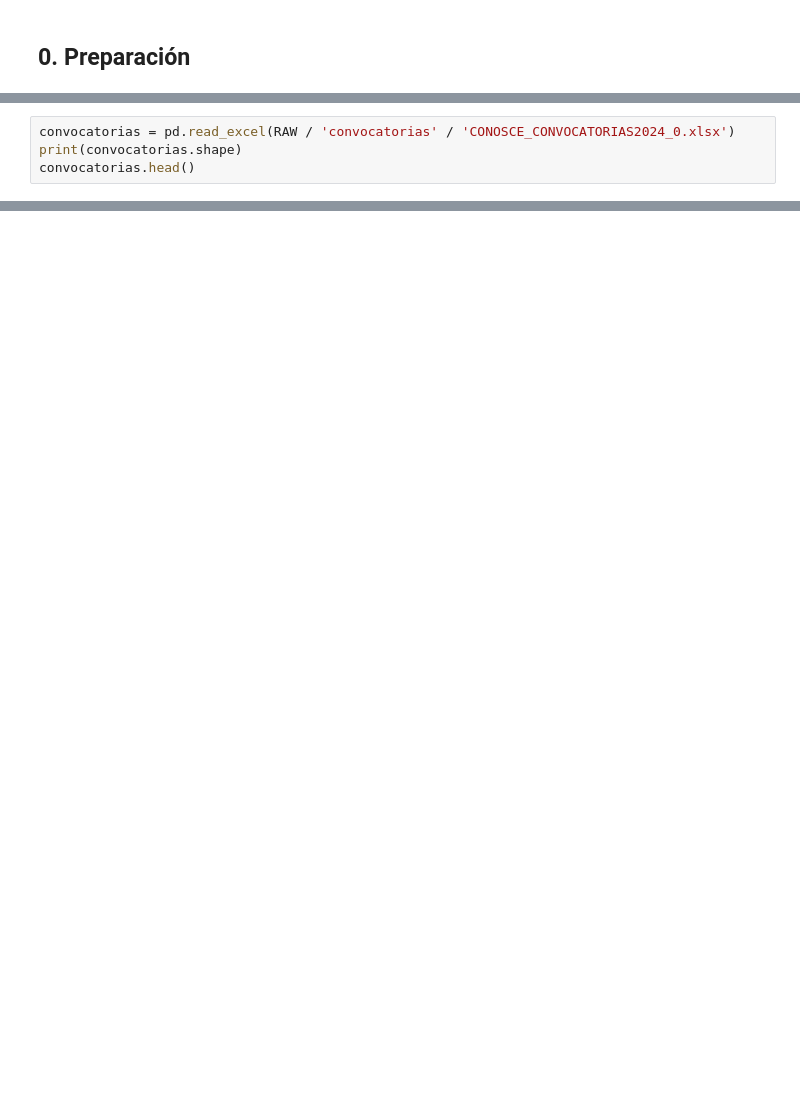
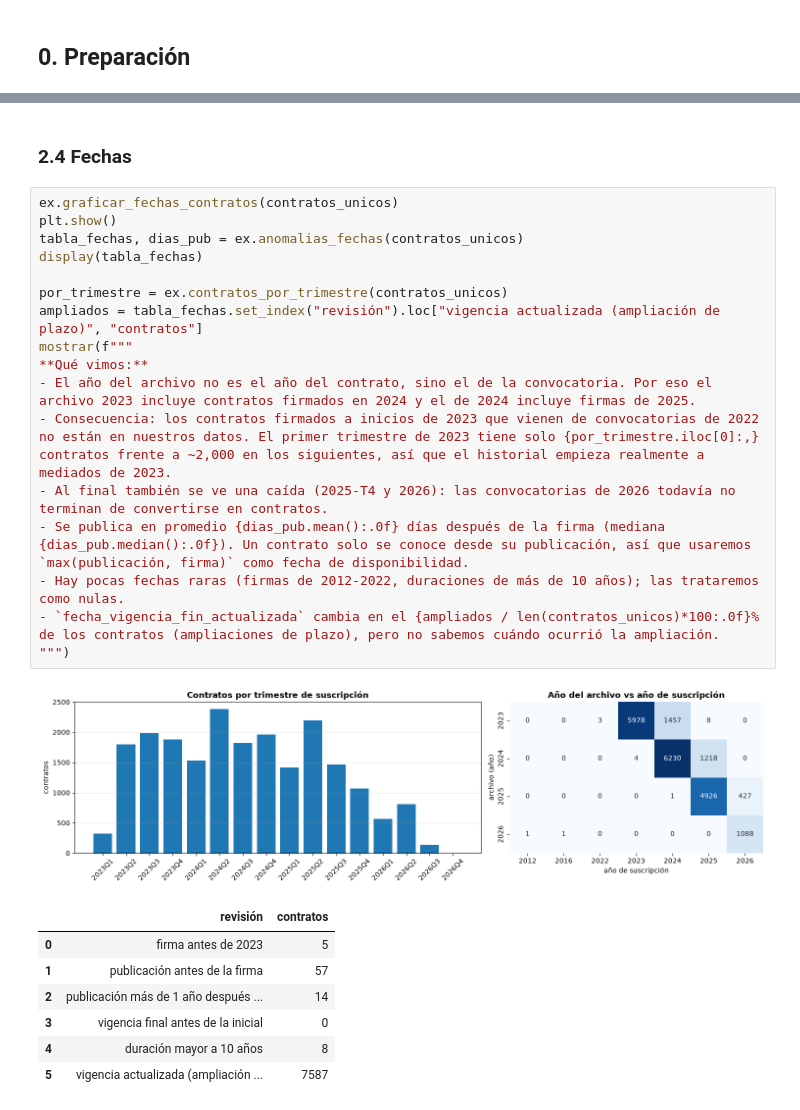
Before and after one commit to CyndxTs/G5-IA-APLICADA, a Jupyter notebook: notebooks/01_eda.ipynb, the cells around one changed output, grey strips where cells are left out. Cells and saved outputs as stored; diff of their text form; blank space fills up the shorter version.

```diff
--- a/notebooks/01_eda.ipynb
+++ b/notebooks/01_eda.ipynb
@@ -239,4 +15,0 @@ Vigencia final antes de la inicial: 0
-# %%
-convocatorias = pd.read_excel(RAW / 'convocatorias' / 'CONOSCE_CONVOCATORIAS2024_0.xlsx')
-print(convocatorias.shape)
-convocatorias.head()
@@ -706,0 +215,28 @@ Contratos con ruc_destinatario_pago de 11 dígitos: 1.0
+# %% [markdown]
+### 2.4 Fechas
+# %%
+ex.graficar_fechas_contratos(contratos_unicos)
+plt.show()
+tabla_fechas, dias_pub = ex.anomalias_fechas(contratos_unicos)
+display(tabla_fechas)
+
+por_trimestre = ex.contratos_por_trimestre(contratos_unicos)
+ampliados = tabla_fechas.set_index("revisión").loc["vigencia actualizada (ampliación de plazo)", "contratos"]
+mostrar(f"""
+**Qué vimos:**
+- El año del archivo no es el año del contrato, sino el de la convocatoria. Por eso el archivo 2023 incluye contratos firmados en 2024 y el de 2024 incluye firmas de 2025.
+- Consecuencia: los contratos firmados a inicios de 2023 que vienen de convocatorias de 2022 no están en nuestros datos. El primer trimestre de 2023 tiene solo {por_trimestre.iloc[0]:,} contratos frente a ~2,000 en los siguientes, así que el historial empieza realmente a mediados de 2023.
+- Al final también se ve una caída (2025-T4 y 2026): las convocatorias de 2026 todavía no terminan de convertirse en contratos.
+- Se publica en promedio {dias_pub.mean():.0f} días después de la firma (mediana {dias_pub.median():.0f}). Un contrato solo se conoce desde su publicación, así que usaremos `max(publicación, firma)` como fecha de disponibilidad.
+- Hay pocas fechas raras (firmas de 2012-2022, duraciones de más de 10 años); las trataremos como nulas.
+- `fecha_vigencia_fin_actualizada` cambia en el {ampliados / len(contratos_unicos)*100:.0f}% de los contratos (ampliaciones de plazo), pero no sabemos cuándo ocurrió la ampliación.
+""")
+# %% [output]
+[figure, added]
+|  | revisión | contratos |
+| 0 | firma antes de 2023 | 5 |
+| 1 | publicación antes de la firma | 57 |
+| 2 | publicación más de 1 año después ... | 14 |
+| 3 | vigencia final antes de la inicial | 0 |
+| 4 | duración mayor a 10 años | 8 |
+| 5 | vigencia actualizada (ampliación ... | 7587 |
```
Also changed, not shown: parts of 95 cells of this notebook, 23 other files.
